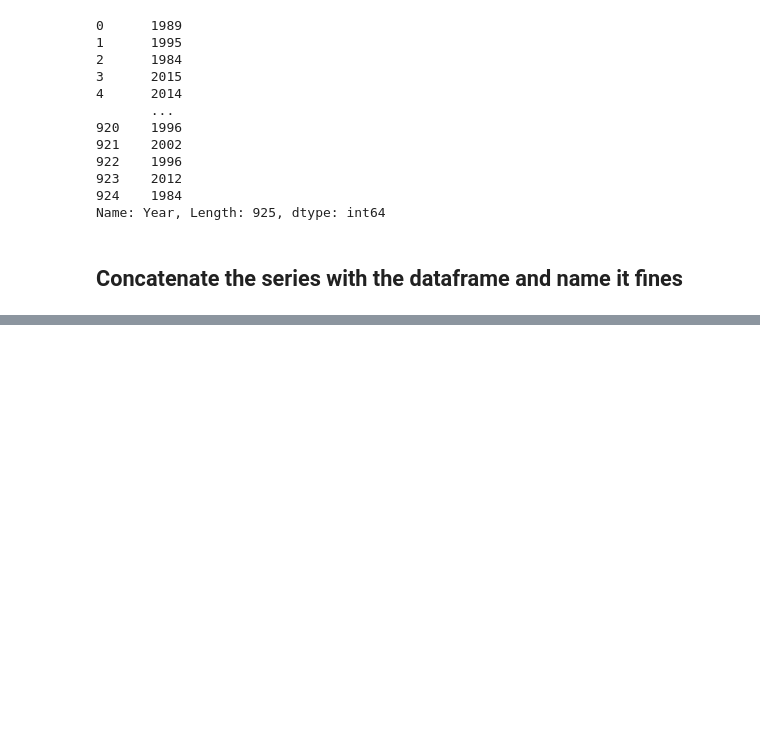
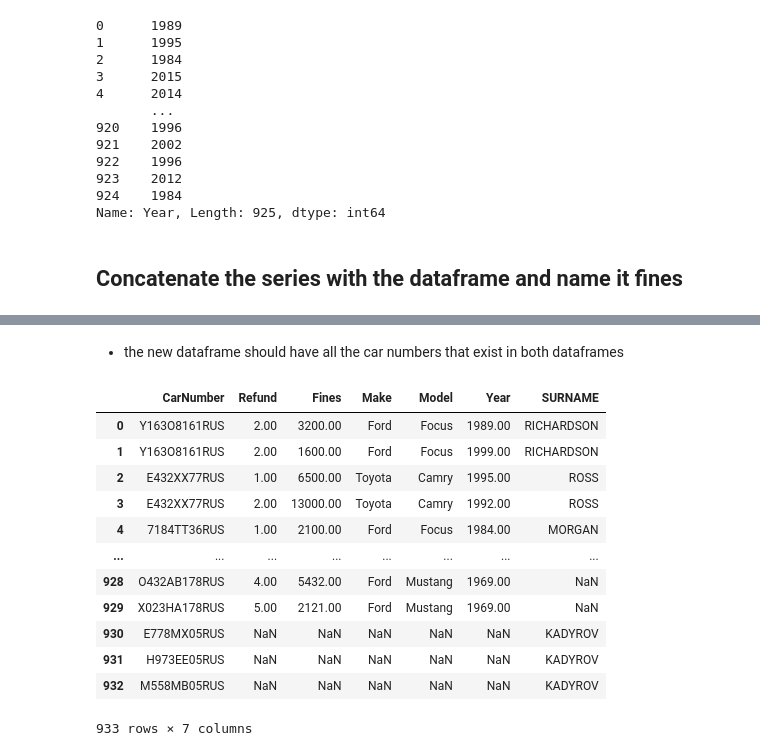
Before and after one commit to Smoooky/42-PiscinePythonDataScience, a Jupyter notebook: day05/ex04/enrichment.ipynb, the cells around one changed output, grey strips where cells are left out. Drawn from its saved outputs; the diff is of its cells as text; code cells hidden in the pictures; blank space fills up the shorter version.

```diff
--- a/day05/ex04/enrichment.ipynb
+++ b/day05/ex04/enrichment.ipynb
@@ -135,0 +313,18 @@ fines
+# %% [markdown]
+ - the new dataframe should have all the car numbers that exist in both dataframes
+# %%
+pd.merge(fines, owners, how='outer', left_on='CarNumber', right_on='CarNumber')
+# %% [output]
+|  | CarNumber | Refund | Fines | Make | Model | Year | SURNAME |
+| 0 | Y163O8161RUS | 2.00 | 3200.00 | Ford | Focus | 1989.00 | RICHARDSON |
+| 1 | Y163O8161RUS | 2.00 | 1600.00 | Ford | Focus | 1999.00 | RICHARDSON |
+| 2 | E432XX77RUS | 1.00 | 6500.00 | Toyota | Camry | 1995.00 | ROSS |
+| 3 | E432XX77RUS | 2.00 | 13000.00 | Toyota | Camry | 1992.00 | ROSS |
+| 4 | 7184TT36RUS | 1.00 | 2100.00 | Ford | Focus | 1984.00 | MORGAN |
+| ... | ... | ... | ... | ... | ... | ... | ... |
+| 928 | O432AB178RUS | 4.00 | 5432.00 | Ford | Mustang | 1969.00 | NaN |
+| 929 | X023HA178RUS | 5.00 | 2121.00 | Ford | Mustang | 1969.00 | NaN |
+| 930 | E778MX05RUS | NaN | NaN | NaN | NaN | NaN | KADYROV |
+| 931 | H973EE05RUS | NaN | NaN | NaN | NaN | NaN | KADYROV |
+| 932 | M558MB05RUS | NaN | NaN | NaN | NaN | NaN | KADYROV |
+933 rows × 7 columns
```
Also changed, not shown: parts of 42 cells of this notebook, 1 other file.
